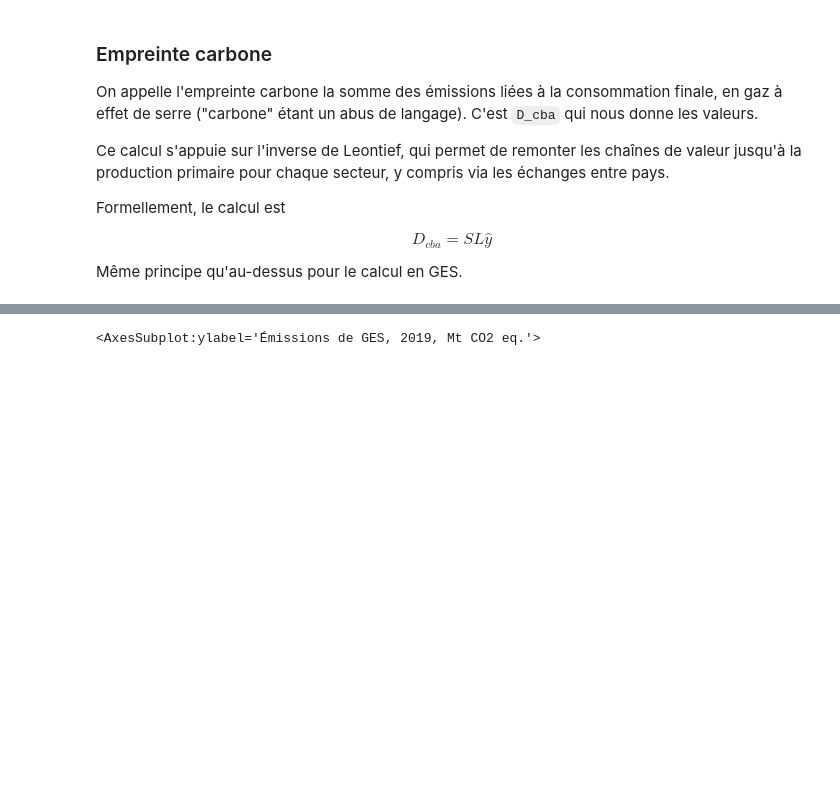
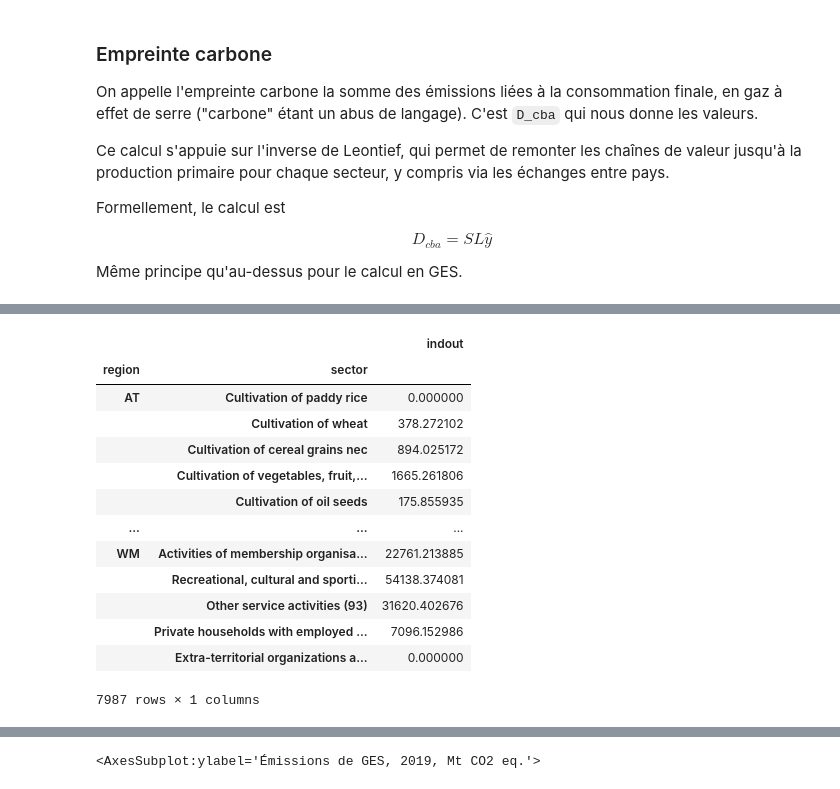
Before and after one commit to thomasgibon/io-footprinting, a Jupyter notebook: miniprojet_mines/1_introduction_structure_IO.ipynb, the cells around one changed output, grey strips where cells are left out. Drawn from its saved outputs; the diff is of its cells as text; code cells hidden in the pictures; blank space fills up the shorter version.

```diff
--- a/miniprojet_mines/1_introduction_structure_IO.ipynb
+++ b/miniprojet_mines/1_introduction_structure_IO.ipynb
@@ -433,0 +603,18 @@ io.satellite.D_cba_reg.to_excel('fichier.xlsx')
+# %%
+# Production totale
+io.x
+# %% [output]
+|  |  | indout |
+| region | sector |  |
+| AT | Cultivation of paddy rice | 0.000000 |
+|  | Cultivation of wheat | 378.272102 |
+|  | Cultivation of cereal grains nec | 894.025172 |
+|  | Cultivation of vegetables, fruit,... | 1665.261806 |
+|  | Cultivation of oil seeds | 175.855935 |
+| ... | ... | ... |
+| WM | Activities of membership organisa... | 22761.213885 |
+|  | Recreational, cultural and sporti... | 54138.374081 |
+|  | Other service activities (93) | 31620.402676 |
+|  | Private households with employed ... | 7096.152986 |
+|  | Extra-territorial organizations a... | 0.000000 |
+7987 rows × 1 columns
```
Also changed, not shown: parts of 24 cells of this notebook.
